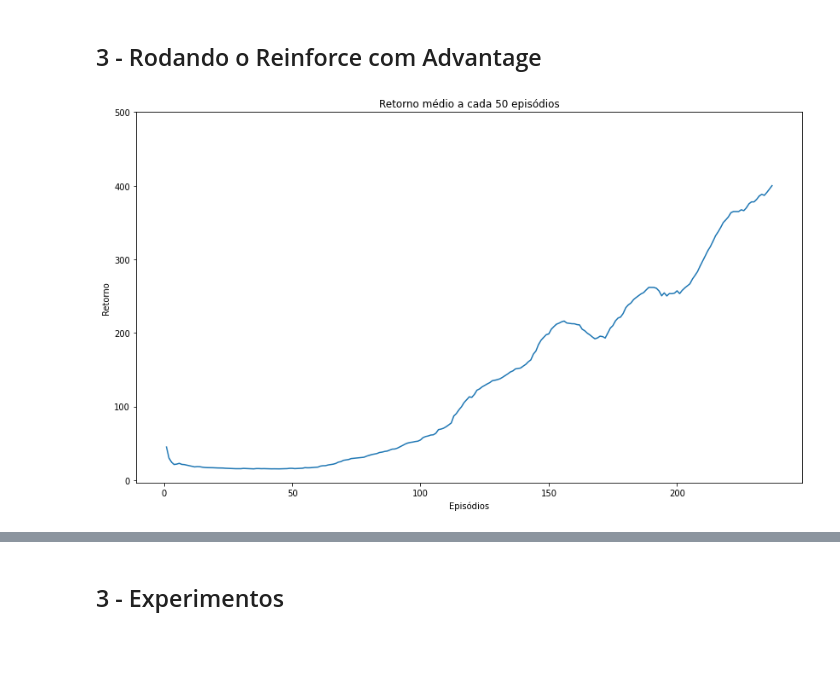
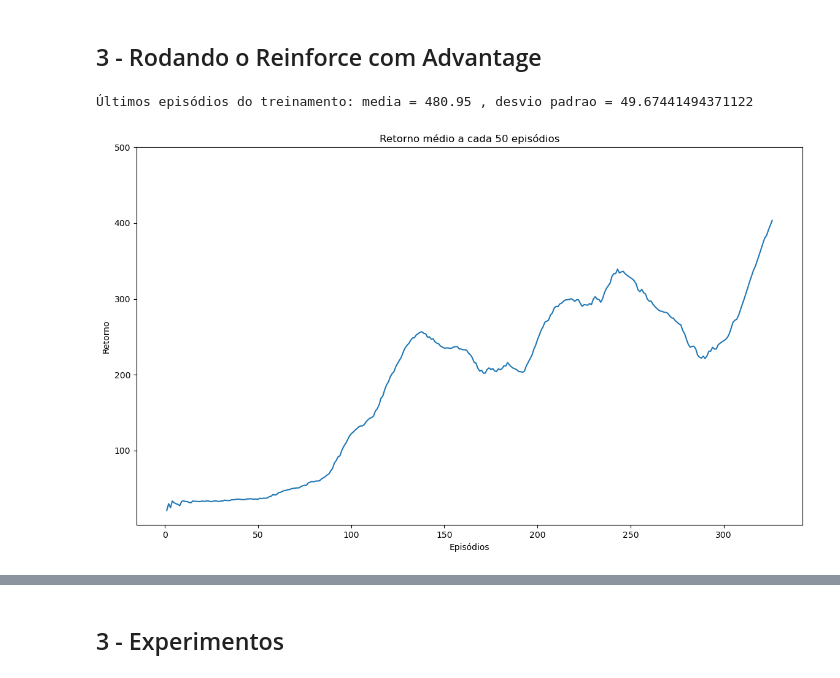
Before and after one commit to pablo-sampaio/rl_facil, a Jupyter notebook: cap08/cap08-main.ipynb, the cells around one changed output, grey strips where cells are left out. Cells and saved outputs as stored; diff of their text form; code cells hidden in the pictures; blank space fills up the shorter version.

```diff
--- a/cap08/cap08-main.ipynb
+++ b/cap08/cap08-main.ipynb
@@ -136,23 +99,24 @@ ENV_NAME, rmax = "CartPole-v1", 500
 #ENV_NAME, rmax = "LunarLander-v2", 150
 #ENV_NAME, rmax = "MountainCar-v0", -20
 
-ENV = gym.make(ENV_NAME)
-
 EPISODES = 2000
 GAMMA    = 0.95
 
-inputs = ENV.observation_space.shape[0]
-outputs = ENV.action_space.n
-policy = PolicyModelPG(inputs, [128, 512], outputs, lr=0.001)
+env = gym.make(ENV_NAME)
+inputs = env.observation_space.shape[0]
+outputs = env.action_space.n
+policy2 = PolicyModelPG(inputs, [128, 512], outputs, lr=0.001)
 
-returns, policy = run_advantage_reinforce(ENV, EPISODES, GAMMA, initial_policy=policy, target_return=rmax-100)
+returns2, policy2 = run_reinforce_with_adv(env, EPISODES, GAMMA, initial_policy=policy2, target_return=rmax-100)
 clear_output()
 
-print("Últimos episódios do treinamento: media =", np.mean(returns[-20:]), ", desvio padrao =", np.std(returns[-20:]))
+print("Últimos episódios do treinamento: media =", np.mean(returns2[-20:]), ", desvio padrao =", np.std(returns2[-20:]))
+# %% [output]
+Últimos episódios do treinamento: media = 480.95 , desvio padrao = 49.67441494371122
 # %%
 # Exibe um gráfico episódios x retornos (não descontados)
-plot_result(returns, rmax, 50)
+plot_result(returns2, rmax, window=50)
 # %% [output]
-[figure, old version]
+[figure, new version]
 # %%
 # Faz alguns testes com o modelo de forma DETERMINÍSTICA e salva o vídeo em arquivo
```
Also changed, not shown: parts of 30 cells of this notebook, 3 other files.
